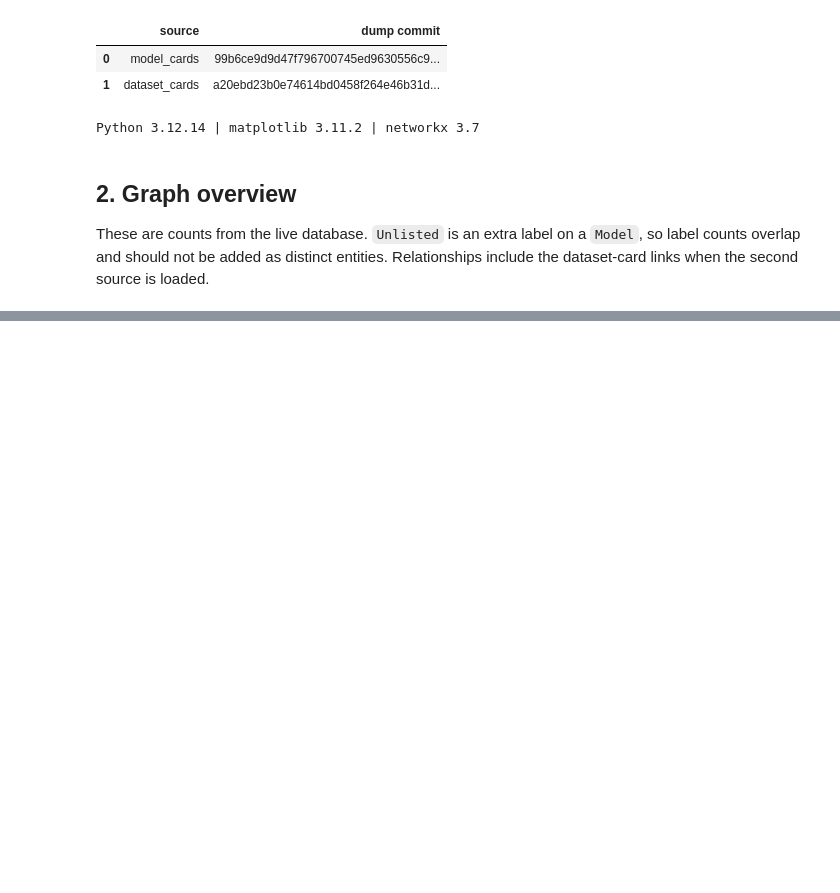
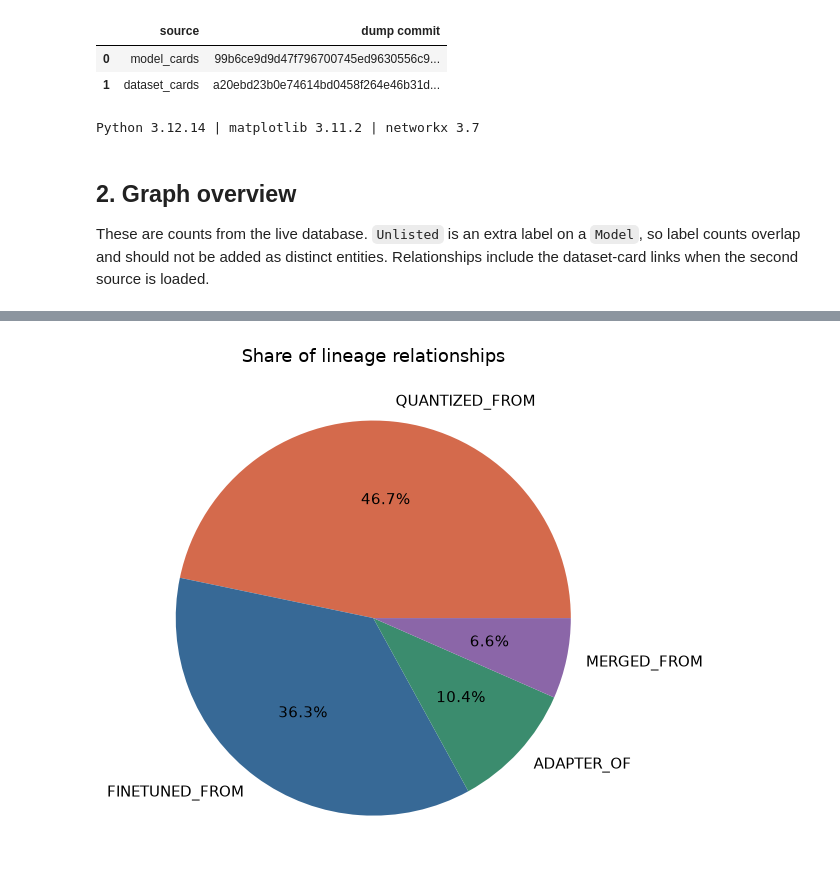
Before and after one commit to mariusrang/ModelAtlas, a Jupyter notebook: demo.ipynb, the cells around one changed output, grey strips where cells are left out. Saved outputs shown, nothing was run; the diff lists cells and outputs as text; code cells hidden in the pictures; blank space fills up the shorter version.

```diff
--- a/demo.ipynb
+++ b/demo.ipynb
@@ -121,0 +188,27 @@ API and database agree: 156,071 Model nodes.
+# %%
+relation_colors = {
+    "FINETUNED_FROM": "#376996",
+    "ADAPTER_OF": "#3b8c6e",
+    "QUANTIZED_FROM": "#d46a4c",
+    "MERGED_FROM": "#8b66a8",
+}
+lineage_types = pd.DataFrame(
+    read(
+        "MATCH ()-[r]->() WHERE type(r) IN $relations "
+        "RETURN type(r) AS relation, count(*) AS links ORDER BY links DESC, relation LIMIT $limit",
+        relations=list(relation_colors),
+        limit=4,
+    )
+)
+fig, axis = plt.subplots(figsize=(8, 5))
+axis.pie(
+    lineage_types["links"],
+    labels=lineage_types["relation"],
+    autopct="%1.1f%%",
+    colors=[relation_colors[kind] for kind in lineage_types["relation"]],
+)
+axis.set_title("Share of lineage relationships")
+fig.tight_layout()
+plt.show()
+# %% [output]
+[figure, added]
```
Also changed, not shown: parts of 7 cells of this notebook.
